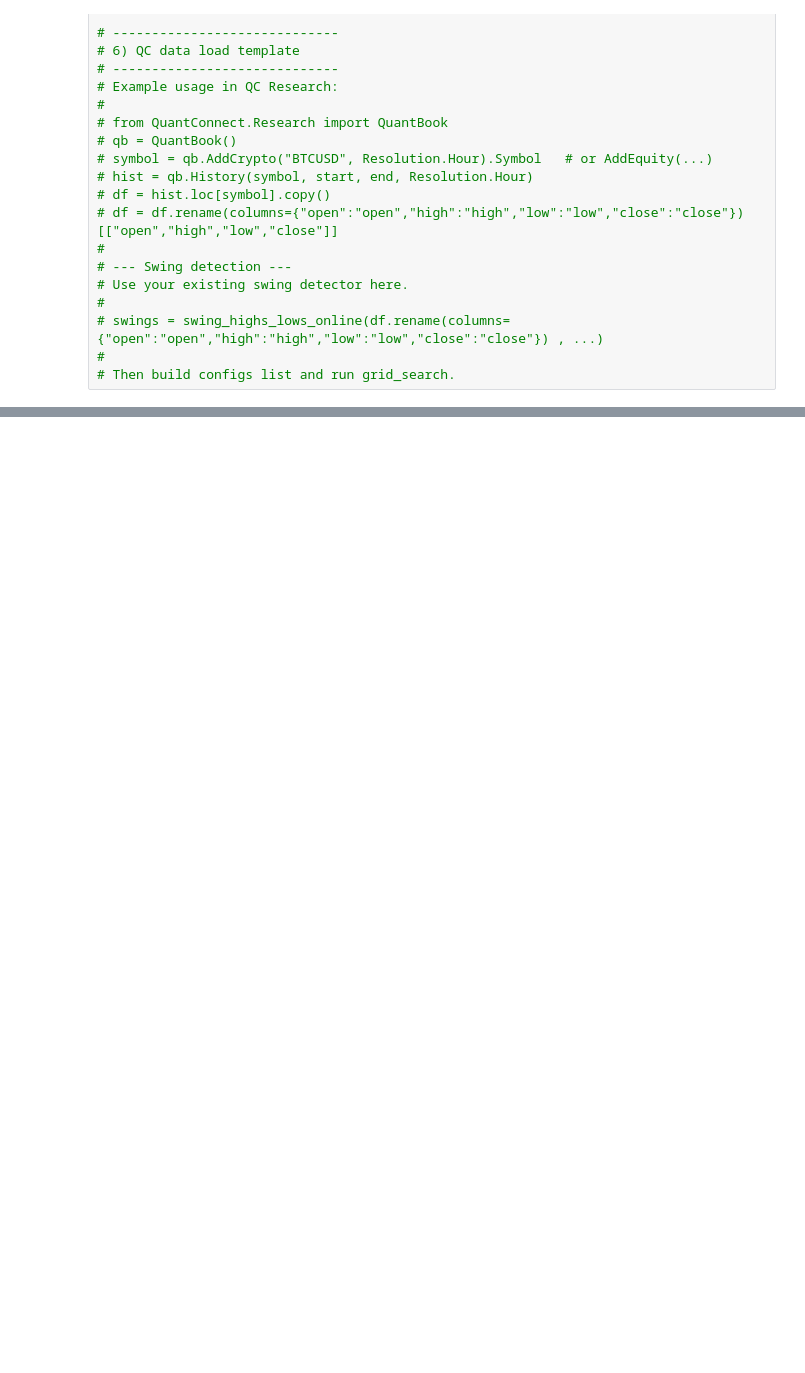
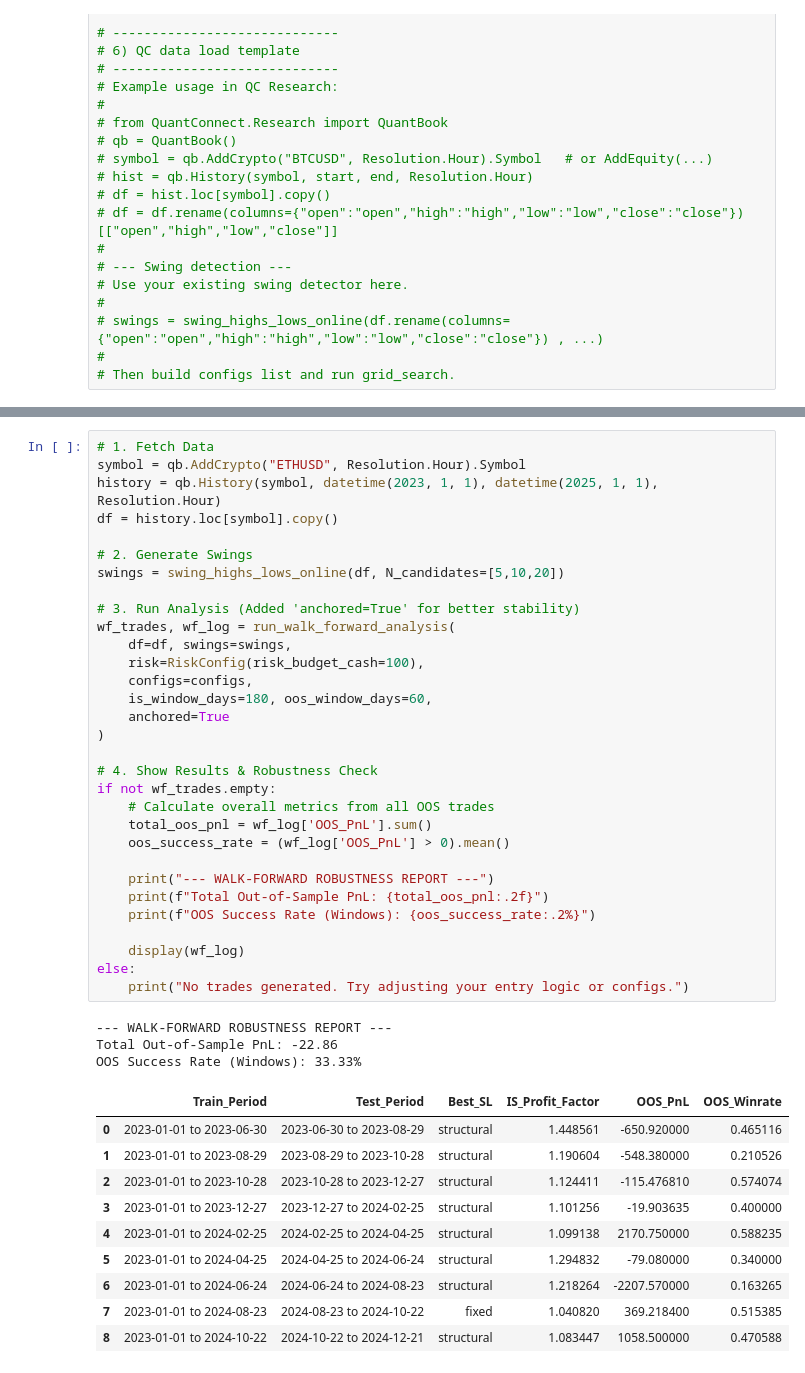
Before and after one commit to ArtemKhomytskyi/breakout-strategy-v1, a Jupyter notebook: Algorythm v1/run_walk_forward_analysis.ipynb, the cells around one changed output, grey strips where cells are left out. Saved outputs shown, nothing was run; the diff lists cells and outputs as text; blank space fills up the shorter version.

Commit message:
Update ML swing detection notebooks, paths, and docs

```diff
--- a/research (2).ipynb
+++ b/Algorythm v1/run_walk_forward_analysis.ipynb
@@ -1366,0 +1471,45 @@ results.head(20)
+# %%
+# 1. Fetch Data
+symbol = qb.AddCrypto("ETHUSD", Resolution.Hour).Symbol
+history = qb.History(symbol, datetime(2023, 1, 1), datetime(2025, 1, 1), Resolution.Hour)
+df = history.loc[symbol].copy()
+
+# 2. Generate Swings
+swings = swing_highs_lows_online(df, N_candidates=[5,10,20])
+
+# 3. Run Analysis (Added 'anchored=True' for better stability)
+wf_trades, wf_log = run_walk_forward_analysis(
+    df=df, swings=swings,
+    risk=RiskConfig(risk_budget_cash=100),
+    configs=configs,
+    is_window_days=180, oos_window_days=60,
+    anchored=True
+)
+
+# 4. Show Results & Robustness Check
+if not wf_trades.empty:
+    # Calculate overall metrics from all OOS trades
+    total_oos_pnl = wf_log['OOS_PnL'].sum()
+    oos_success_rate = (wf_log['OOS_PnL'] > 0).mean()
+
+    print("--- WALK-FORWARD ROBUSTNESS REPORT ---")
+    print(f"Total Out-of-Sample PnL: {total_oos_pnl:.2f}")
+    print(f"OOS Success Rate (Windows): {oos_success_rate:.2%}")
+
+    display(wf_log)
+else:
+    print("No trades generated. Try adjusting your entry logic or configs.")
+# %% [output]
+--- WALK-FORWARD ROBUSTNESS REPORT ---
+Total Out-of-Sample PnL: -22.86
+OOS Success Rate (Windows): 33.33%
+|  | Train_Period | Test_Period | Best_SL | IS_Profit_Factor | OOS_PnL | OOS_Winrate |
+| 0 | 2023-01-01 to 2023-06-30 | 2023-06-30 to 2023-08-29 | structural | 1.448561 | -650.920000 | 0.465116 |
+| 1 | 2023-01-01 to 2023-08-29 | 2023-08-29 to 2023-10-28 | structural | 1.190604 | -548.380000 | 0.210526 |
+| 2 | 2023-01-01 to 2023-10-28 | 2023-10-28 to 2023-12-27 | structural | 1.124411 | -115.476810 | 0.574074 |
+| 3 | 2023-01-01 to 2023-12-27 | 2023-12-27 to 2024-02-25 | structural | 1.101256 | -19.903635 | 0.400000 |
+| 4 | 2023-01-01 to 2024-02-25 | 2024-02-25 to 2024-04-25 | structural | 1.099138 | 2170.750000 | 0.588235 |
+| 5 | 2023-01-01 to 2024-04-25 | 2024-04-25 to 2024-06-24 | structural | 1.294832 | -79.080000 | 0.340000 |
+| 6 | 2023-01-01 to 2024-06-24 | 2024-06-24 to 2024-08-23 | structural | 1.218264 | -2207.570000 | 0.163265 |
+| 7 | 2023-01-01 to 2024-08-23 | 2024-08-23 to 2024-10-22 | fixed | 1.040820 | 369.218400 | 0.515385 |
+| 8 | 2023-01-01 to 2024-10-22 | 2024-10-22 to 2024-12-21 | structural | 1.083447 | 1058.500000 | 0.470588 |
```
Also changed, not shown: parts of 4 cells of this notebook, 37 other files.
